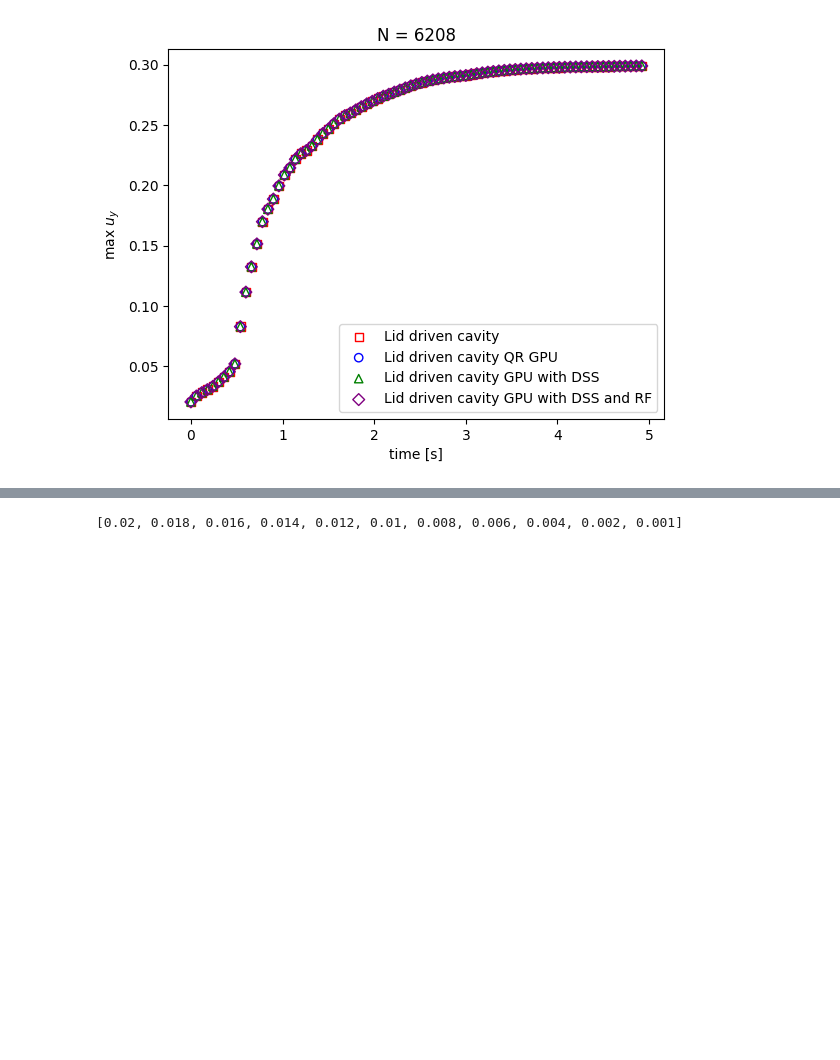
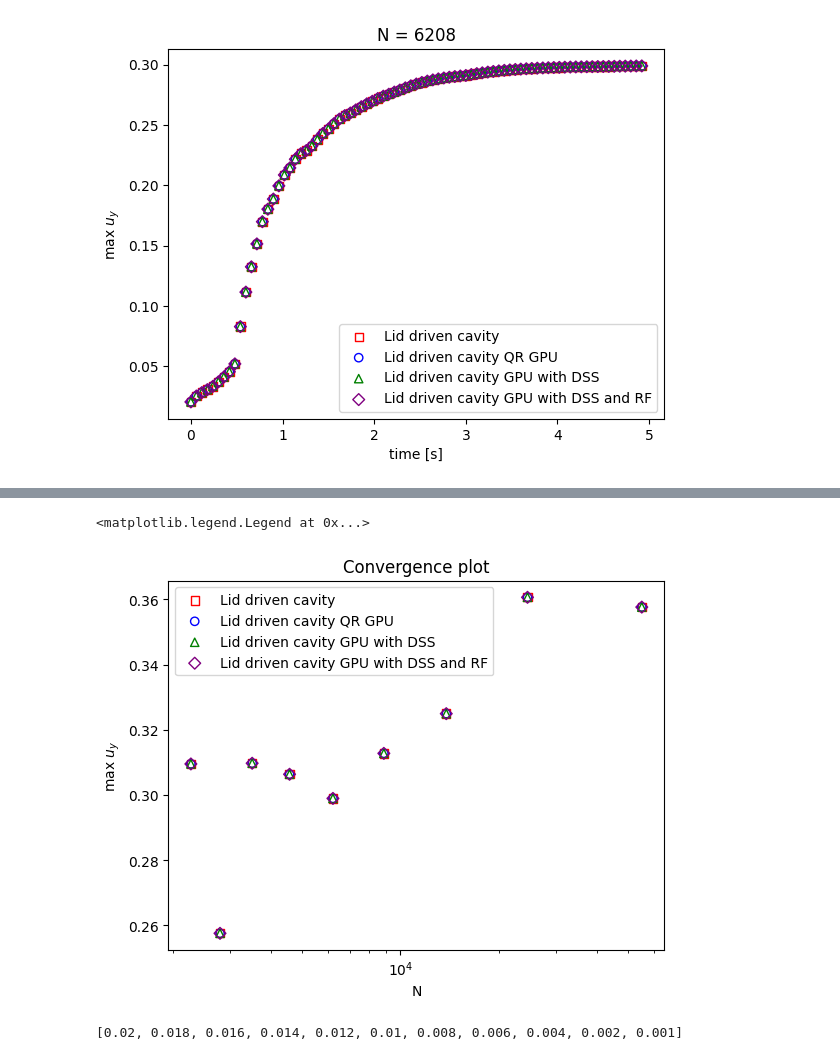
Before and after one commit to ggasper/lid-driven-cavity-gpu, a Jupyter notebook: benchmark/benchmark.ipynb, the cells around one changed output, grey strips where cells are left out. Saved outputs shown, nothing was run; the diff lists cells and outputs as text; code cells hidden in the pictures; blank space fills up the shorter version.

```diff
--- a/benchmark/benchmark.ipynb
+++ b/benchmark/benchmark.ipynb
@@ -210,3 +237,28 @@ RuntimeError: Failed to process string with tex because latex could not be found
+# %%
+fig, ax = plt.subplots()
+colors = ['red', 'blue', 'green', 'purple', 'orange']
+markers = ['s', 'o', '^', 'D']
+for j, (name, (solver_u, solver_p)) in enumerate(programs.items()):
+    vs = []
+    Ns = []
+    for h in hs:
+        result_file = Path("..") / get_output_path(f"{solver_u}_{solver_p}", h)
+        with h5py.File(result_file) as f:
+            velocity = np.array(f['max_u_y'], dtype=np.float64)
+            N = len(f["domain/pos"][()][0])
+            Ns.append(N)
+            vs.append(velocity[0][-1])
+    ax.scatter(Ns, vs, label=name, color=colors[j], facecolors='none', marker=markers[j])
+# plt.gca().invert_xaxis()
+ax.set_xlabel('N')
+ax.set_ylabel('max $u_y$')
+# plt.yscale('log')
+plt.xscale('log')
+ax.set_title("Convergence plot")
+ax.legend()
+# %% [output]
+<matplotlib.legend.Legend at 0x...>
+[figure, added]
 # %%
 programs_acm = {
     # "Lid driven cavity ACM": "lidDrivenACM",
```
Also changed, not shown: parts of 4 cells of this notebook, 8 other files.
